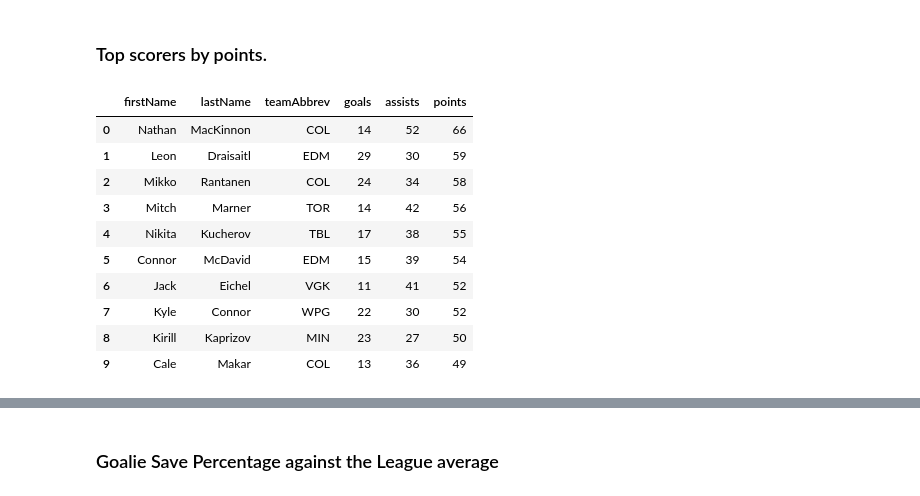
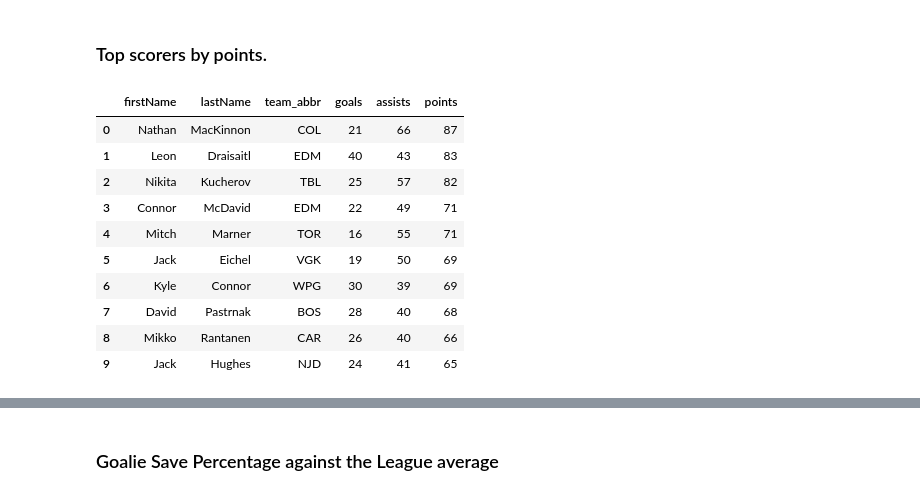
Before and after one commit to eugene-petrov-me/myprojects, a Jupyter notebook: dev/nhl-api/nhl-api.ipynb, the cells around one changed output, grey strips where cells are left out. Cells and saved outputs as stored; diff of their text form; code cells hidden in the pictures.

```diff
--- a/dev/nhl-api/nhl-api.ipynb
+++ b/dev/nhl-api/nhl-api.ipynb
@@ -34,0 +29,3 @@ INFO:root:API URL: https://api.nhle.com/stats/rest/en/franchise
+# %%
+date = datetime.datetime.now().strftime("%Y-%m-%d")
+team_info = client.teams.teams_info(date=date)
@@ -282,6 +284,7 @@ def get_team_roster(team_abbr, season_id):
     data = client.teams.roster(team_abbr=team_abbr, season=season_id)
     data_combined = data["forwards"] + data["defensemen"] + data ["goalies"]
     df = pd.DataFrame(data_combined)
+    df["team_abbr"] = team_abbr
 
     if df.shape[1] > 0:
         # Clean columns
@@ -1269,17 +1280,17 @@ I have a few questions I want to be able to answer with data visualizations.
 import matplotlib.pyplot as plt
 import numpy as np
 # %%
-df_skaters_performance.groupby(by=['firstName', 'lastName', 'teamAbbrev'])[['goals', 'assists','points']].sum().sort_values(by='points', ascending=False).head(10).reset_index()
+df_skaters_performance.groupby(by=['firstName', 'lastName', 'team_abbr'])[['goals', 'assists','points']].sum().sort_values(by='points', ascending=False).head(10).reset_index()
 # %% [output]
-|  | firstName | lastName | teamAbbrev | goals | assists | points |
-| 0 | Nathan | MacKinnon | COL | 14 | 52 | 66 |
-| 1 | Leon | Draisaitl | EDM | 29 | 30 | 59 |
-| 2 | Mikko | Rantanen | COL | 24 | 34 | 58 |
-| 3 | Mitch | Marner | TOR | 14 | 42 | 56 |
-| 4 | Nikita | Kucherov | TBL | 17 | 38 | 55 |
-| 5 | Connor | McDavid | EDM | 15 | 39 | 54 |
-| 6 | Jack | Eichel | VGK | 11 | 41 | 52 |
-| 7 | Kyle | Connor | WPG | 22 | 30 | 52 |
-| 8 | Kirill | Kaprizov | MIN | 23 | 27 | 50 |
-| 9 | Cale | Makar | COL | 13 | 36 | 49 |
+|  | firstName | lastName | team_abbr | goals | assists | points |
+| 0 | Nathan | MacKinnon | COL | 21 | 66 | 87 |
+| 1 | Leon | Draisaitl | EDM | 40 | 43 | 83 |
+| 2 | Nikita | Kucherov | TBL | 25 | 57 | 82 |
+| 3 | Connor | McDavid | EDM | 22 | 49 | 71 |
+| 4 | Mitch | Marner | TOR | 16 | 55 | 71 |
+| 5 | Jack | Eichel | VGK | 19 | 50 | 69 |
+| 6 | Kyle | Connor | WPG | 30 | 39 | 69 |
+| 7 | David | Pastrnak | BOS | 28 | 40 | 68 |
+| 8 | Mikko | Rantanen | CAR | 26 | 40 | 66 |
+| 9 | Jack | Hughes | NJD | 24 | 41 | 65 |
 # %%
```
Also changed, not shown: parts of 61 cells of this notebook, 2 other files.
